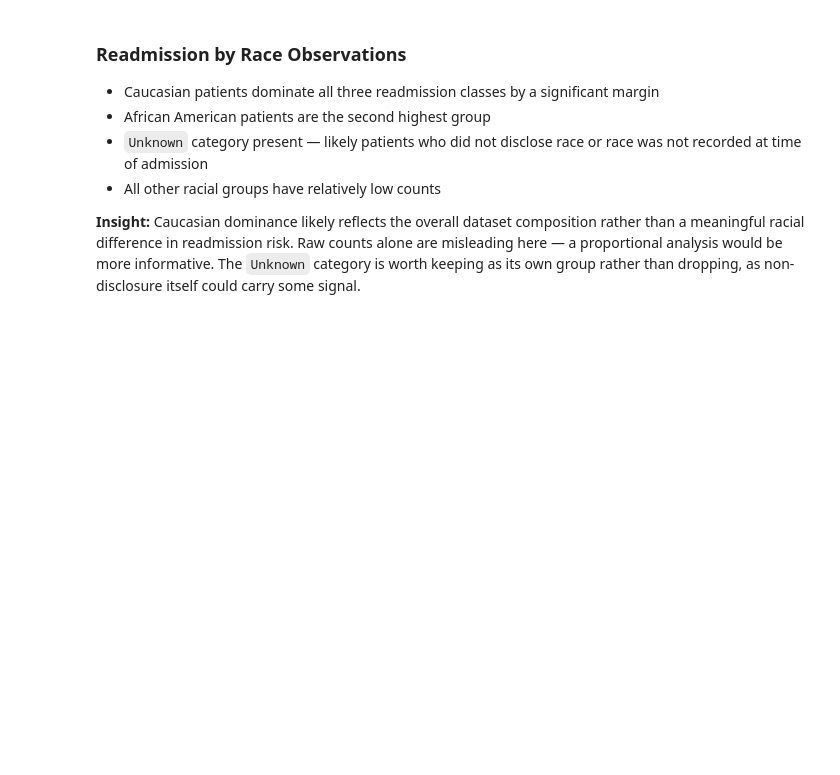
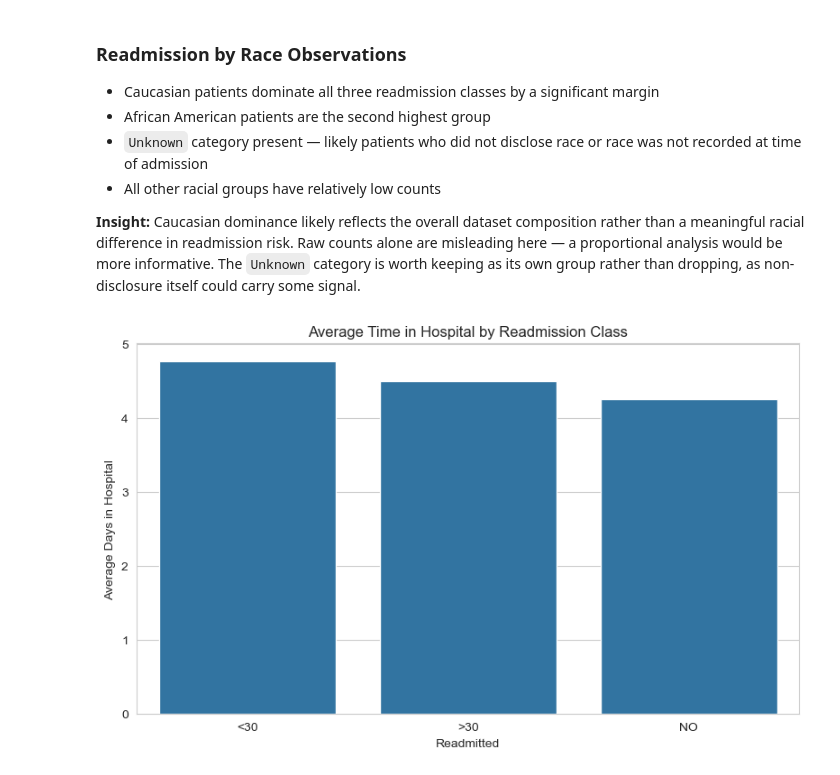
Before and after one commit to AstroBuccaneer/healthcare-readmission-analysis, a Jupyter notebook: notebooks/eda.ipynb, the cells around one changed output. Saved outputs shown, nothing was run; the diff lists cells and outputs as text; code cells hidden in the pictures; blank space fills up the shorter version.

```diff
--- a/notebooks/eda.ipynb
+++ b/notebooks/eda.ipynb
@@ -316,3 +316,16 @@ rather than a meaningful racial difference in readmission risk. Raw counts alone
 are misleading here — a proportional analysis would be more informative.
 The `Unknown` category is worth keeping as its own group rather than dropping,
 as non-disclosure itself could carry some signal.
+# %%
+agg_time = df.groupby('readmitted')['time_in_hospital'].mean().reset_index()
+
+plt.figure(figsize=(8, 5))
+sns.barplot(data=agg_time, x='readmitted', y='time_in_hospital')
+plt.title('Average Time in Hospital by Readmission Class')
+plt.xlabel('Readmitted')
+plt.ylabel('Average Days in Hospital')
+plt.tight_layout()
+plt.savefig('C:/Users/aglaf/Documents/data engineering passion projects/projects/healthcare readmission analysis/outputs/charts/avg_time_in_hospital_by_readmission.png')
+plt.show()
+# %% [output]
+[figure, added]
```
Also changed, not shown: parts of 4 cells of this notebook, 3 other files.
